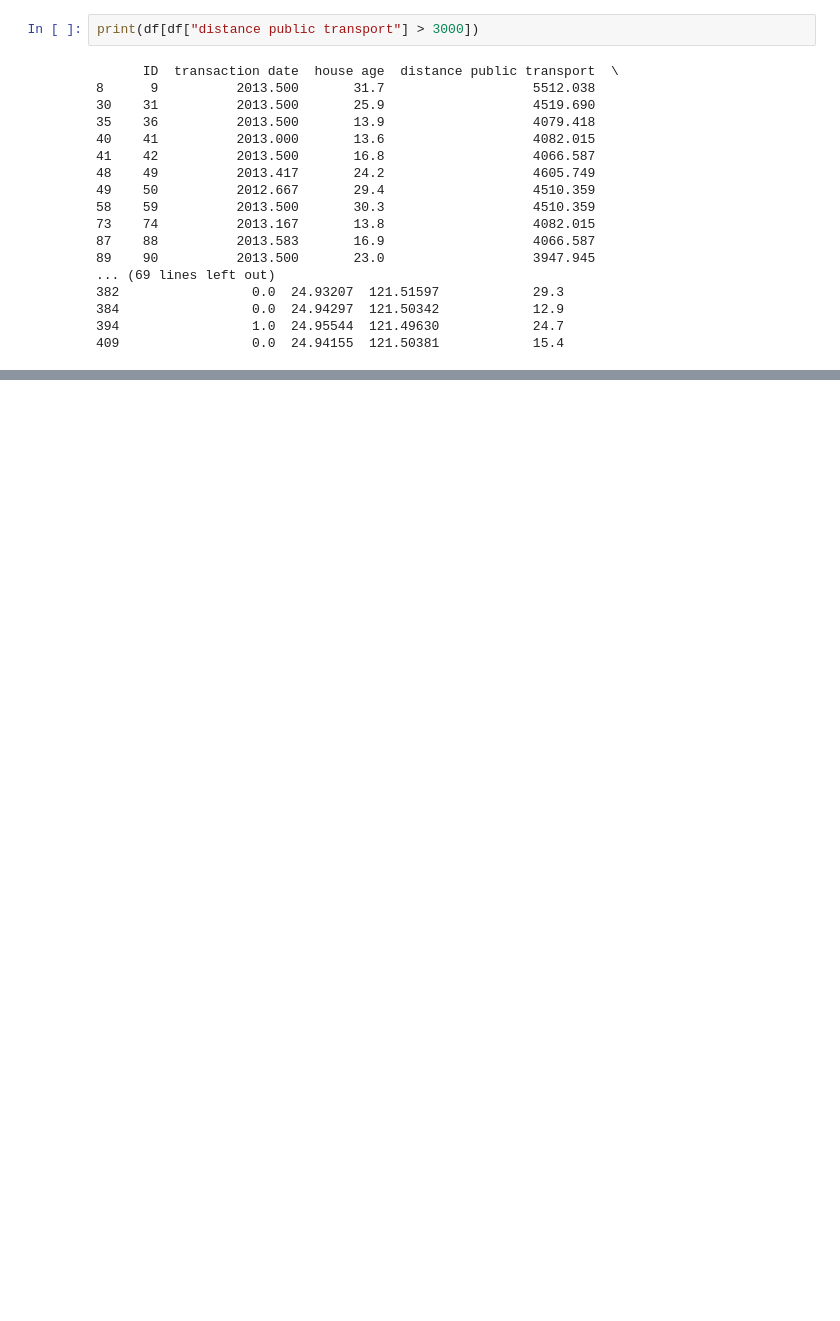
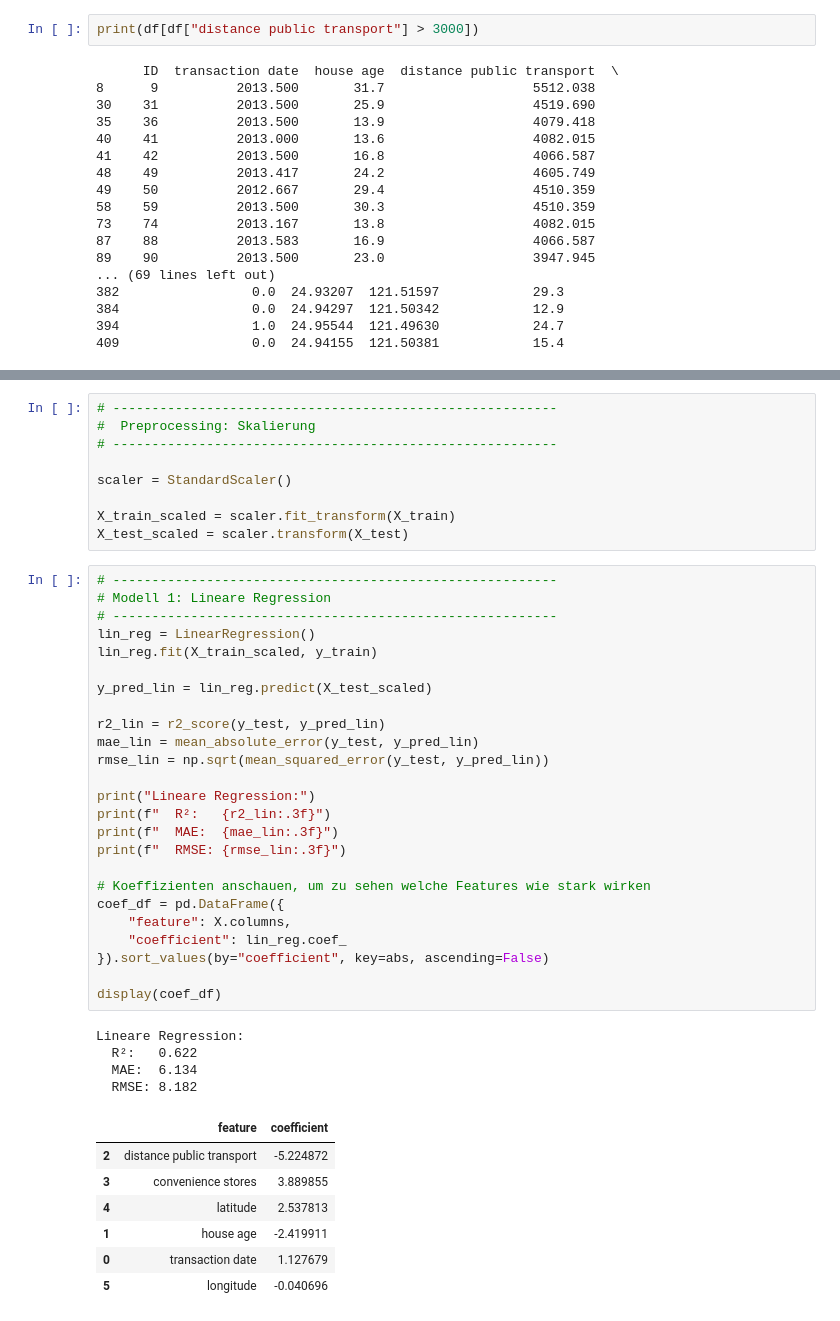
Before and after one commit to helena1234567890/data-science-UE-group-work, a Jupyter notebook: real_estate_analysis.ipynb, the cells around one changed output, grey strips where cells are left out. Drawn from its saved outputs; the diff is of its cells as text; blank space fills up the shorter version.

Commit message:
Modelle verglichen

```diff
--- a/real_estate_analysis.ipynb
+++ b/real_estate_analysis.ipynb
@@ -135,0 +156,46 @@ Pairplot für die wichtigsten Features:
+# %%
+# ---------------------------------------------------------
+#  Preprocessing: Skalierung
+# ---------------------------------------------------------
+
+scaler = StandardScaler()
+
+X_train_scaled = scaler.fit_transform(X_train)
+X_test_scaled = scaler.transform(X_test)
+# %%
+# ---------------------------------------------------------
+# Modell 1: Lineare Regression
+# ---------------------------------------------------------
+lin_reg = LinearRegression()
+lin_reg.fit(X_train_scaled, y_train)
+
+y_pred_lin = lin_reg.predict(X_test_scaled)
+
+r2_lin = r2_score(y_test, y_pred_lin)
+mae_lin = mean_absolute_error(y_test, y_pred_lin)
+rmse_lin = np.sqrt(mean_squared_error(y_test, y_pred_lin))
+
+print("Lineare Regression:")
+print(f"  R²:   {r2_lin:.3f}")
+print(f"  MAE:  {mae_lin:.3f}")
+print(f"  RMSE: {rmse_lin:.3f}")
+
+# Koeffizienten anschauen, um zu sehen welche Features wie stark wirken
+coef_df = pd.DataFrame({
+    "feature": X.columns,
+    "coefficient": lin_reg.coef_
+}).sort_values(by="coefficient", key=abs, ascending=False)
+
+display(coef_df)
+# %% [output]
+Lineare Regression:
+  R²:   0.622
+  MAE:  6.134
+  RMSE: 8.182
+|  | feature | coefficient |
+| 2 | distance public transport | -5.224872 |
+| 3 | convenience stores | 3.889855 |
+| 4 | latitude | 2.537813 |
+| 1 | house age | -2.419911 |
+| 0 | transaction date | 1.127679 |
+| 5 | longitude | -0.040696 |
```
Also changed, not shown: parts of 6 cells of this notebook.
